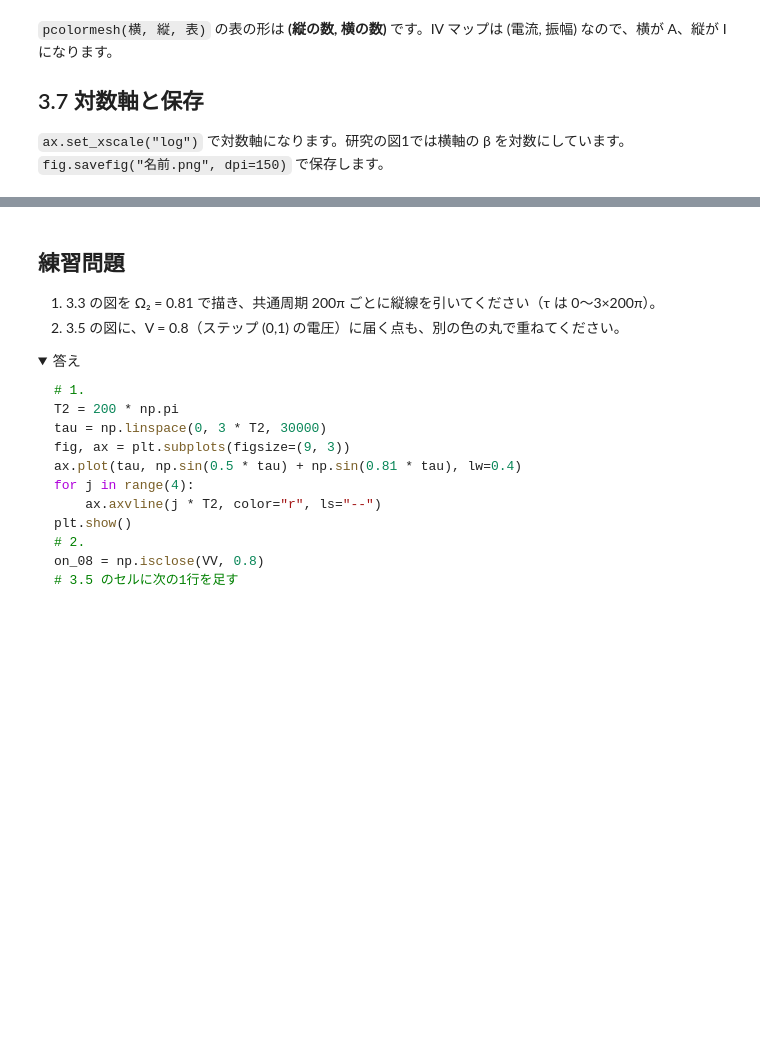
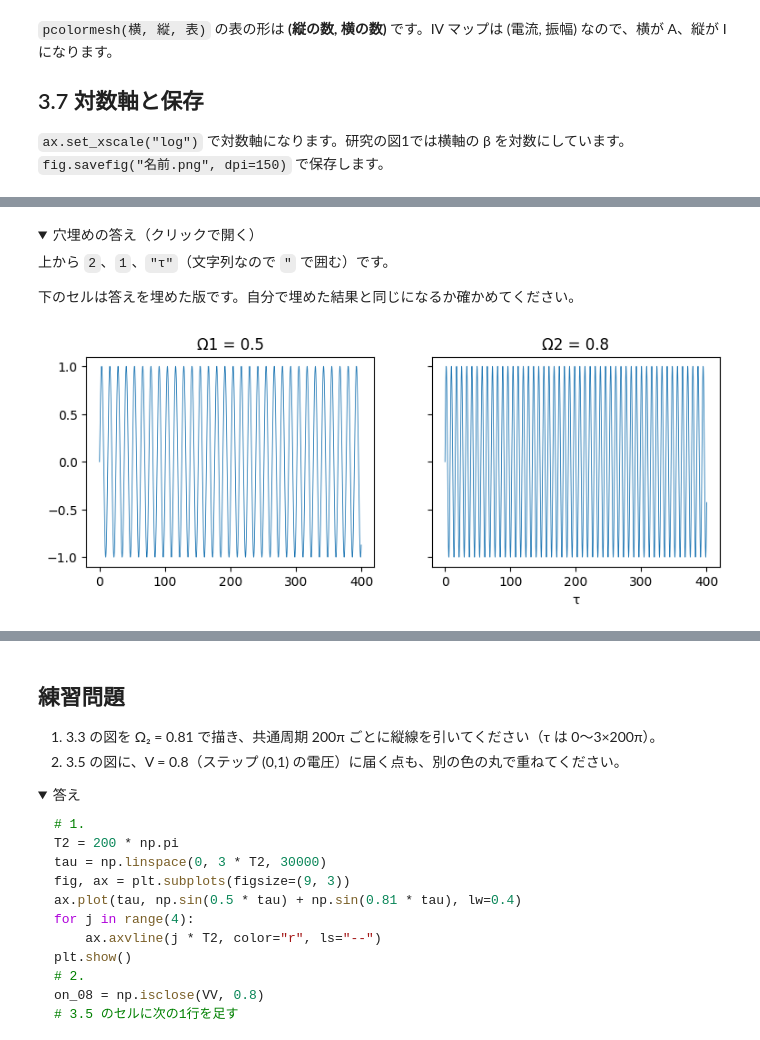
Before and after one commit to watanabe-6975/python-from-my-research, a Jupyter notebook: notebooks/executed/03_Matplotlibで図を描く.ipynb, the cells around one changed output, grey strips where cells are left out. Saved outputs shown, nothing was run; the diff lists cells and outputs as text; code cells hidden in the pictures; folded sections open; blank space fills up the shorter version.

```diff
--- a/notebooks/executed/03_Matplotlibで図を描く.ipynb
+++ b/notebooks/executed/03_Matplotlibで図を描く.ipynb
@@ -169,0 +200,17 @@ print("保存した:", (outdir / "ch03_log_axis.png").relative_to(ROOT))
+# %% [markdown]
+<details><summary>穴埋めの答え（クリックで開く）</summary>
+
+上から `2`、`1`、`"τ"`（文字列なので `"` で囲む）です。
+</details>
+
+下のセルは答えを埋めた版です。自分で埋めた結果と同じになるか確かめてください。
+# %%
+# 答え合わせ（埋めた版）
+fig, ax = plt.subplots(1, 2, figsize=(9, 3), sharey=True)
+ax[0].plot(tau, np.sin(O1 * tau), lw=0.6)
+ax[1].plot(tau, np.sin(O2 * tau), lw=0.6)
+ax[0].set_title("Ω1 = 0.5"); ax[1].set_title("Ω2 = 0.8")
+ax[1].set_xlabel("τ")
+plt.show()
+# %% [output]
+[figure, added]
```
Also changed, not shown: parts of 13 cells of this notebook, 37 other files.
